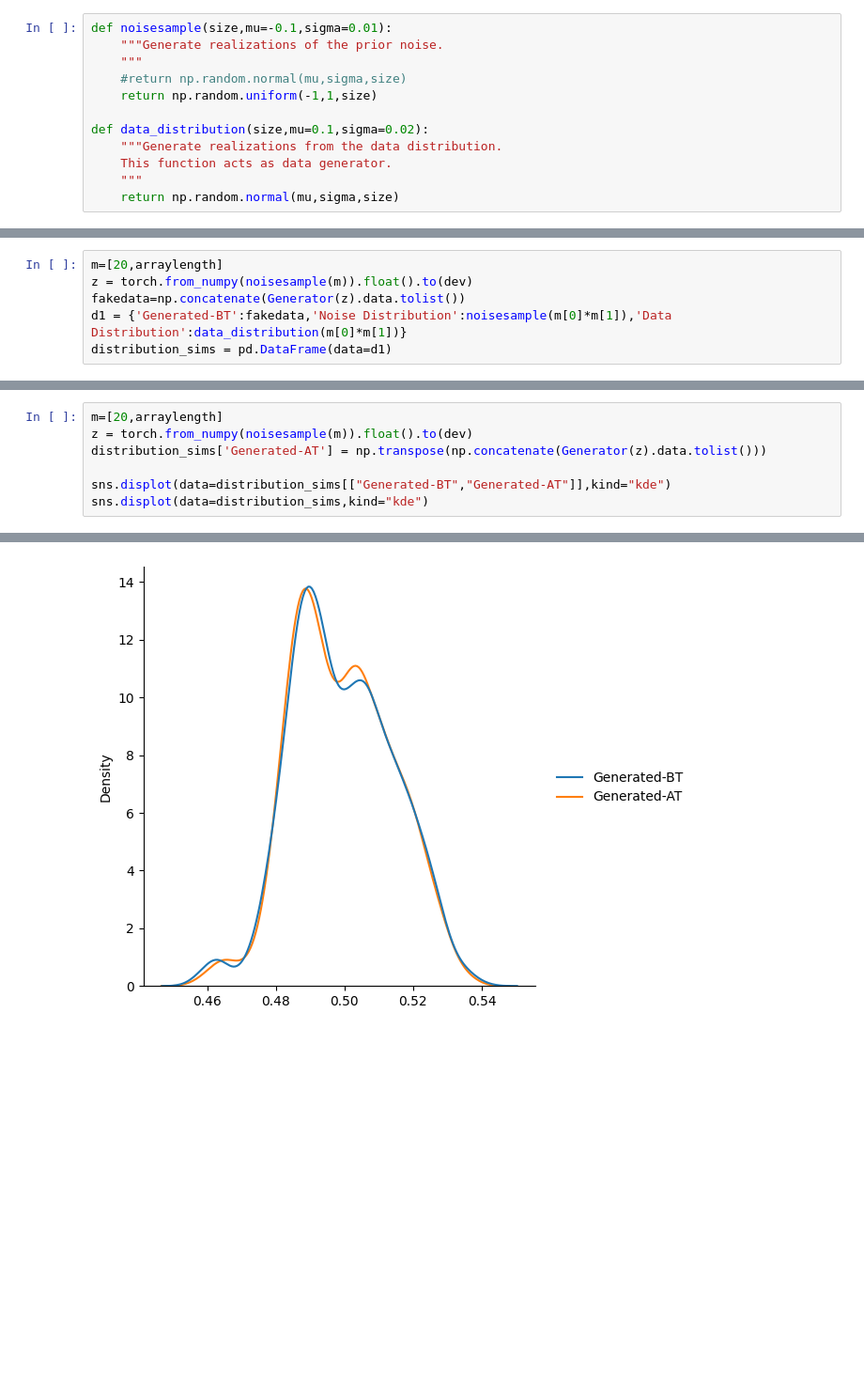
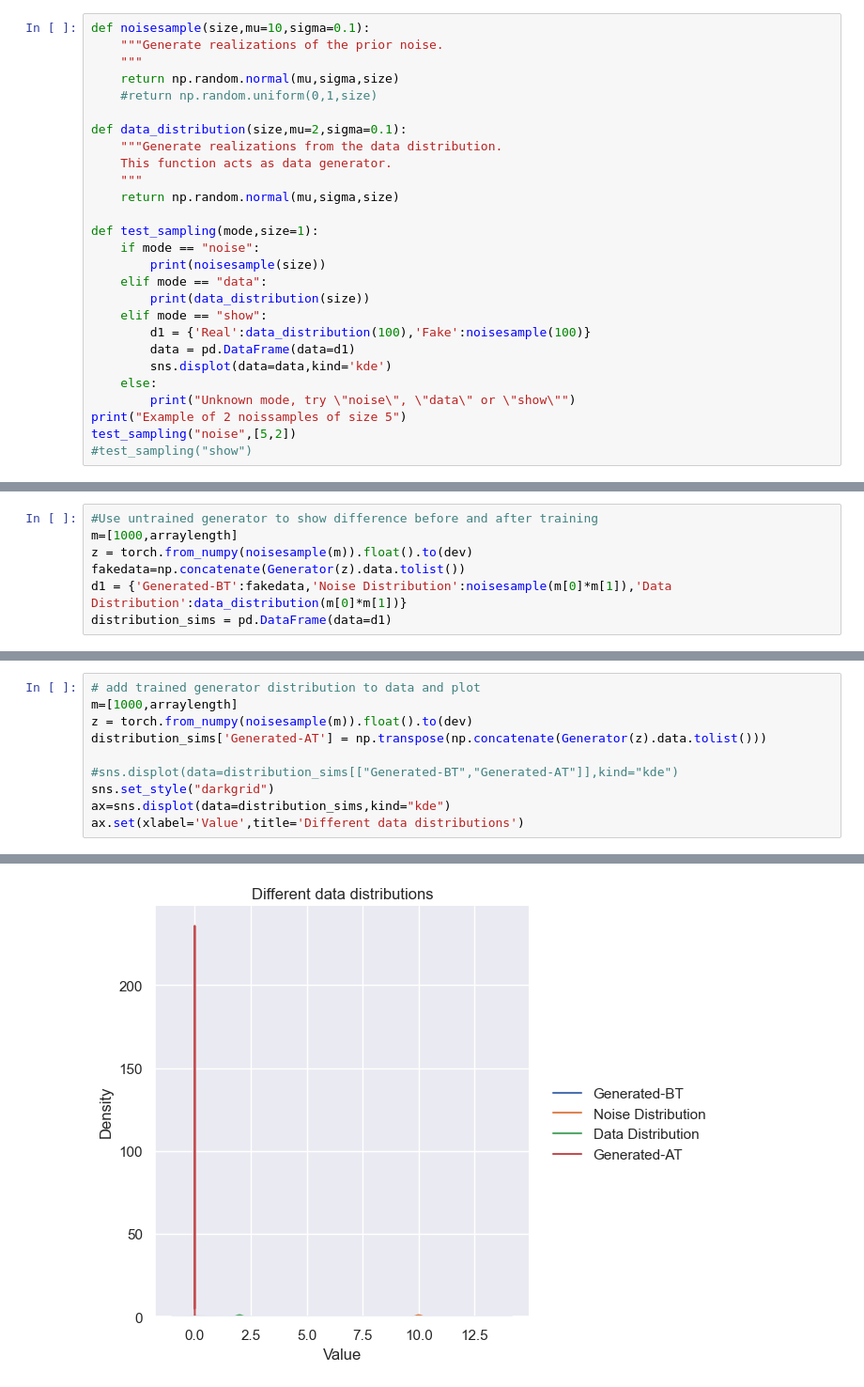
Before and after one commit to WvdL1995/GANs, a Jupyter notebook: GANs.ipynb, the cells around one changed output, grey strips where cells are left out. Shown at 94% size. Saved outputs shown, nothing was run; the diff lists cells and outputs as text; blank space fills up the shorter version.

```diff
--- a/GANs.ipynb
+++ b/GANs.ipynb
@@ -33,12 +44,27 @@ From this distribution samples are taken during the training process.
 # %%
-def noisesample(size,mu=-0.1,sigma=0.01):
+def noisesample(size,mu=10,sigma=0.1):
     """Generate realizations of the prior noise.
     """
-    #return np.random.normal(mu,sigma,size)
-    return np.random.uniform(-1,1,size)
+    return np.random.normal(mu,sigma,size)
+    #return np.random.uniform(0,1,size)
 
-def data_distribution(size,mu=0.1,sigma=0.02):
+def data_distribution(size,mu=2,sigma=0.1):
     """Generate realizations from the data distribution.
     This function acts as data generator.
     """
     return np.random.normal(mu,sigma,size)
+
+def test_sampling(mode,size=1):
+    if mode == "noise":
+        print(noisesample(size))
+    elif mode == "data":
+        print(data_distribution(size))
+    elif mode == "show":
+        d1 = {'Real':data_distribution(100),'Fake':noisesample(100)}
+        data = pd.DataFrame(data=d1)
+        sns.displot(data=data,kind='kde')
+    else:
+        print("Unknown mode, try \"noise\", \"data\" or \"show\"")
+print("Example of 2 noissamples of size 5")
+test_sampling("noise",[5,2])
+#test_sampling("show")
@@ -81,5 +114,6 @@ Sequential(
 # %%
-m=[20,arraylength]
+#Use untrained generator to show difference before and after training
+m=[1000,arraylength]
 z = torch.from_numpy(noisesample(m)).float().to(dev)
 fakedata=np.concatenate(Generator(z).data.tolist())
 d1 = {'Generated-BT':fakedata,'Noise Distribution':noisesample(m[0]*m[1]),'Data Distribution':data_distribution(m[0]*m[1])}
@@ -138,10 +217,13 @@ sns.lineplot(data=[dis_losses,gen_losses])
 # %%
-m=[20,arraylength]
+# add trained generator distribution to data and plot
+m=[1000,arraylength]
 z = torch.from_numpy(noisesample(m)).float().to(dev)
 distribution_sims['Generated-AT'] = np.transpose(np.concatenate(Generator(z).data.tolist()))
 
-sns.displot(data=distribution_sims[["Generated-BT","Generated-AT"]],kind="kde")
-sns.displot(data=distribution_sims,kind="kde")
+#sns.displot(data=distribution_sims[["Generated-BT","Generated-AT"]],kind="kde")
+sns.set_style("darkgrid")
+ax=sns.displot(data=distribution_sims,kind="kde")
+ax.set(xlabel='Value',title='Different data distributions')
 # %% [output]
 <seaborn.axisgrid.FacetGrid at 0x...>
-[figure, old version]
+[figure, new version]
```
Also changed, not shown: parts of 11 cells of this notebook, 1 other file.
